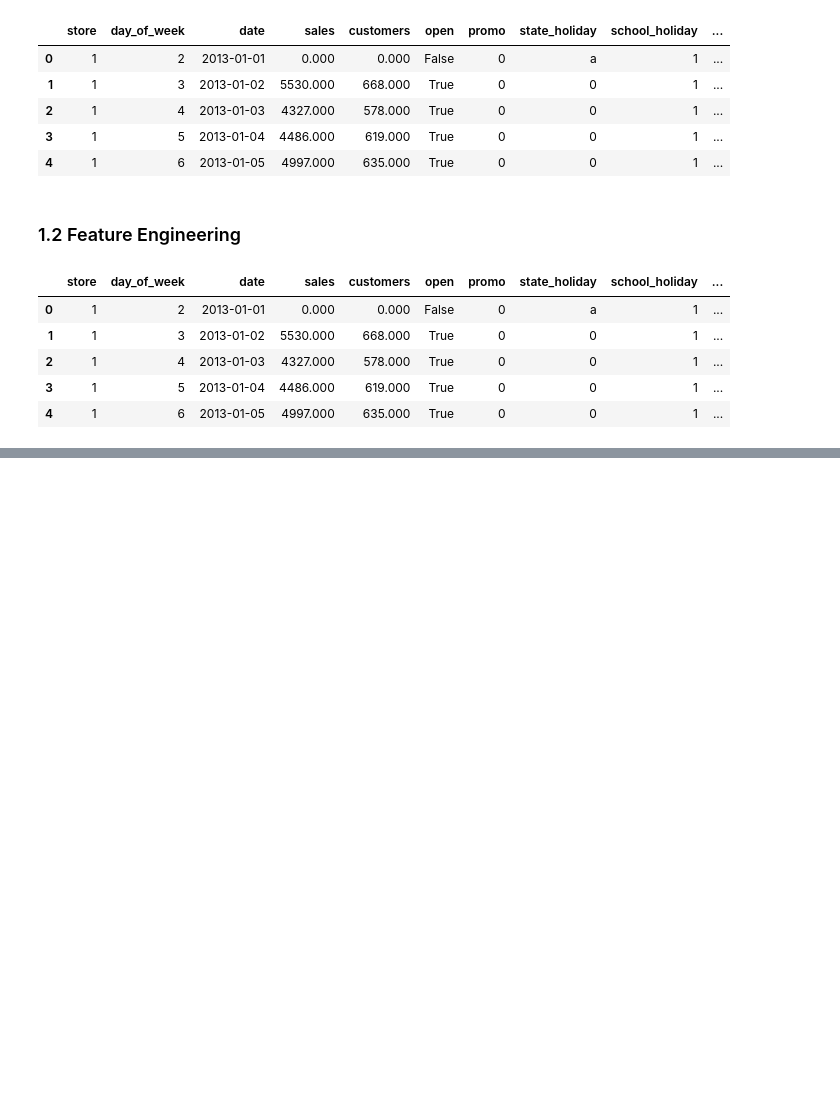
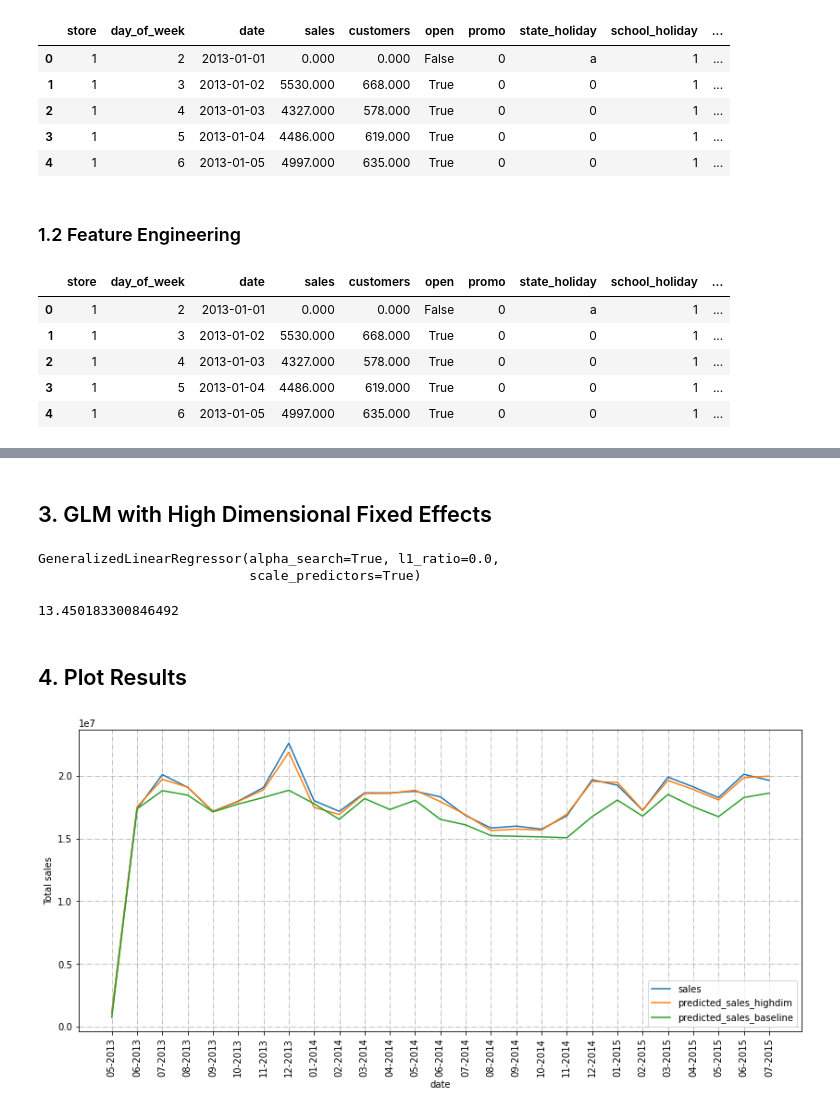
Before and after one commit to Quantco/glum, a Jupyter notebook: docs/tutorials/rossman/simple_glm.ipynb, the cells around one changed output, grey strips where cells are left out. Cells and saved outputs as stored; diff of their text form; code cells hidden in the pictures; blank space fills up the shorter version.

```diff
--- a/docs/tutorials/rossman/simple_glm.ipynb
+++ b/docs/tutorials/rossman/simple_glm.ipynb
@@ -278,0 +124,2 @@ plots = make_plots(
+# %% [markdown]
+## 3. GLM with High Dimensional Fixed Effects
@@ -279,2 +174,42 @@ plots = make_plots(
+# %%
+highdim_glm.fit(
+    highdim_categorizer.fit_transform(df[select_train][highdim_features]),
+    df.loc[select_train, "log_sales"]
+)
+# %% [output]
+GeneralizedLinearRegressor(alpha_search=True, l1_ratio=0.0,
+                           scale_predictors=True)
+# %%
+df.loc[lambda x: x["open"], "predicted_log_sales_highdim"] = highdim_glm.predict(
+    highdim_categorizer.transform(df.loc[lambda x: x["open"]][highdim_features]),
+)
+
+df["predicted_log_sales_highdim"] = df["predicted_log_sales_highdim"].fillna(0)
+df["predicted_sales_highdim"] = np.exp(df["predicted_log_sales_highdim"])
+
+root_mean_squared_percentage_error(
+    df.loc[select_train, "sales"], df.loc[select_train, "predicted_sales_highdim"]
+)
+# %% [output]
+13.450183300846492
+# %% [markdown]
+## 4. Plot Results
 # %%
-plots["year"]
+df_plot_date = df[select_train|select_val].groupby(
+    ["year", "month"]
+).agg("sum")[sales_cols].reset_index()
+
+year_month_date = df_plot_date['month'].map(str)+ '-' + df_plot_date['year'].map(str)
+df_plot_date['year_month'] = pd.to_datetime(year_month_date, format='%m-%Y').dt.strftime('%m-%Y')
+df_plot_date.drop(columns= ["year", "month"], inplace=True)
+
+_, ax = plt.subplots(1, 1, figsize=(14, 6))
+df_plot_date.plot(x="year_month", ax=ax)
+ax.set_xticks(range(len(df_plot_date)))
+ax.set_xticklabels(df_plot_date.year_month, rotation=90)
+ax.set_xlabel("date")
+ax.set_ylabel("Total sales")
+ax.grid(True, linestyle='-.')
+plt.show()
+# %% [output]
+[figure, added]
```
Also changed, not shown: parts of 20 cells of this notebook, 1 other file.
